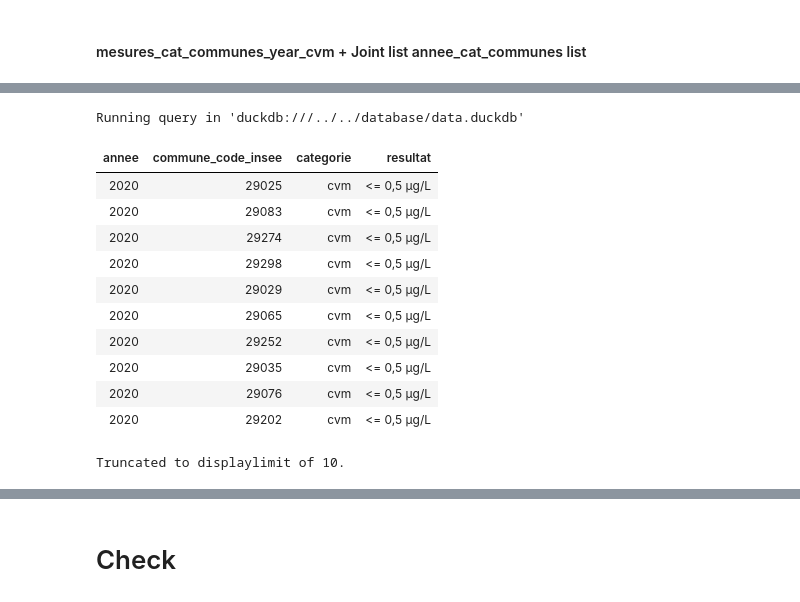
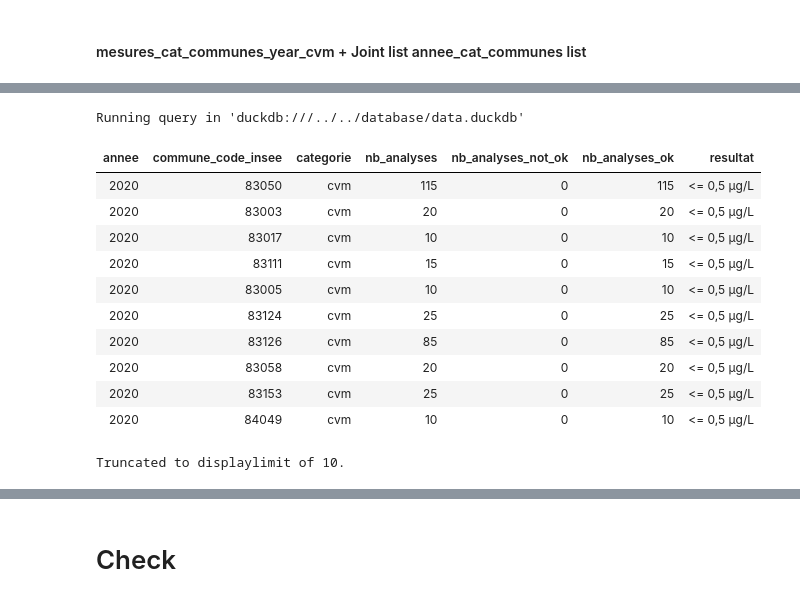
Before and after one commit to dataforgoodfr/13_pollution_eau, a Jupyter notebook: analytics/notebooks/cvm_calcul_conformite_par_commune-MAJ.ipynb, the cells around one changed output, grey strips where cells are left out. Cells and saved outputs as stored; diff of their text form; code cells hidden in the pictures.

Commit message:
fix: CASE WHEN resultat

```diff
--- a/analytics/notebooks/cvm_calcul_conformite_par_commune-MAJ.ipynb
+++ b/analytics/notebooks/cvm_calcul_conformite_par_commune-MAJ.ipynb
@@ -406,6 +416,7 @@ WHERE
 # %%
 %%sql --save mesures_cat_communes_year_cvm
 WITH
+/* LIST_REF_UDI_YEAR  */
 annees AS (
     SELECT unnest(generate_series(2020, 2024)) as annee
     ),
@@ -434,46 +445,19 @@ udi AS (
     1,2,3
 ),
 
-cog AS (
-    SELECT
-      DEP AS code_departement,
-      REG AS code_region,
-      COM AS commune_code_insee,
-    FROM
-      cog_communes
+LIST_REF_UDI_YEAR AS (
+SELECT DISTINCT
+    annee,
+    categorie,
+    commune_code_insee ,
+ FROM
+      udi
+ FULL OUTER JOIN
+       year_cat
+ ON
+    udi.year = year_cat.annee
 ),
-
-udi_cog AS (
-    SELECT
-      udi.commune_code_insee ,
-      udi.cdreseau,
-      udi.year,
-      cog.code_departement,
-      cog.code_region
-    FROM
-      udi
-    LEFT JOIN
-      cog
-    ON
-      udi.commune_code_insee = cog.commune_code_insee
-),
-
-LIST_REF_UDI_YEAR AS (
-    SELECT DISTINCT
-        annee,
-        categorie,
-        commune_code_insee ,
-        cdreseau,
-        code_departement,
-        code_region
-     FROM
-          udi_cog
-     FULL OUTER JOIN
-           year_cat
-     ON
-        udi_cog.year = year_cat.annee
-),
-
+/* END  LIST_REF_UDI_YEAR  */
 
 prelevement AS (
 	SELECT
@@ -512,7 +496,7 @@ mesures_cat AS (
     SELECT
         mesures_cat.*,
         prelevement.dateprel,
-        udi_cog.commune_code_insee AS commune_code_insee,
+        udi.commune_code_insee AS commune_code_insee,
     FROM
         mesures_cat
     LEFT JOIN
@@ -520,9 +504,9 @@ mesures_cat AS (
     ON
        mesures_cat.referenceprel = prelevement.referenceprel
     LEFT JOIN
-        udi_cog
+        udi
     ON
-    	udi_cog.cdreseau = prelevement.cdreseau
+    	udi.cdreseau = prelevement.cdreseau
     ),
 
  mesures_cat_communes_year AS(
@@ -549,10 +533,14 @@ SELECT
     LIST_REF_UDI_YEAR.annee,
     LIST_REF_UDI_YEAR.commune_code_insee,
     LIST_REF_UDI_YEAR.categorie,
+    coalesce(nb_analyses,0) AS nb_analyses,
+    coalesce(nb_analyses_not_ok,0) AS nb_analyses_not_ok ,
+    coalesce(nb_analyses_ok,0) AS nb_analyses_ok,
     CASE WHEN coalesce(nb_analyses,0) = 0 THEN 'Pas recherché'
-         WHEN coalesce(nb_analyses_ok,0) =0 THEN 'jamais quantifié'
-         WHEN coalesce(nb_analyses_ok,0) >0 THEN '<= 0,5 µg/L'
-         WHEN coalesce(nb_analyses_not_ok,0) >1 THEN '> 0,5 µg/L'
+         WHEN coalesce(nb_analyses,0) > 0  AND coalesce(nb_analyses_ok,0) = 0 THEN 'jamais quantifié'
+         WHEN coalesce(nb_analyses,0) > 0  AND coalesce(nb_analyses_not_ok,0) > 1 THEN '> 0,5 µg/L'
+         WHEN coalesce(nb_analyses,0) > 0  AND coalesce(nb_analyses_ok,0) > 0 THEN '<= 0,5 µg/L'
+         ELSE 'check case when'
     END AS resultat
 FROM
  LIST_REF_UDI_YEAR
@@ -569,13 +557,13 @@ Your query is using one or more of the following snippets: mesures_cat_communes_
 Running query in 'duckdb:///../../database/data.duckdb'
-| annee | commune_code_insee | categorie | resultat |
-| 2020 | 29025 | cvm | <= 0,5 µg/L |
-| 2020 | 29083 | cvm | <= 0,5 µg/L |
-| 2020 | 29274 | cvm | <= 0,5 µg/L |
-| 2020 | 29298 | cvm | <= 0,5 µg/L |
-| 2020 | 29029 | cvm | <= 0,5 µg/L |
-| 2020 | 29065 | cvm | <= 0,5 µg/L |
-| 2020 | 29252 | cvm | <= 0,5 µg/L |
-| 2020 | 29035 | cvm | <= 0,5 µg/L |
-| 2020 | 29076 | cvm | <= 0,5 µg/L |
-| 2020 | 29202 | cvm | <= 0,5 µg/L |
+| annee | commune_code_insee | categorie | nb_analyses | nb_analyses_not_ok | nb_analyses_ok | resultat |
+| 2020 | 83050 | cvm | 115 | 0 | 115 | <= 0,5 µg/L |
+| 2020 | 83003 | cvm | 20 | 0 | 20 | <= 0,5 µg/L |
+| 2020 | 83017 | cvm | 10 | 0 | 10 | <= 0,5 µg/L |
+| 2020 | 83111 | cvm | 15 | 0 | 15 | <= 0,5 µg/L |
+| 2020 | 83005 | cvm | 10 | 0 | 10 | <= 0,5 µg/L |
+| 2020 | 83124 | cvm | 25 | 0 | 25 | <= 0,5 µg/L |
+| 2020 | 83126 | cvm | 85 | 0 | 85 | <= 0,5 µg/L |
+| 2020 | 83058 | cvm | 20 | 0 | 20 | <= 0,5 µg/L |
+| 2020 | 83153 | cvm | 25 | 0 | 25 | <= 0,5 µg/L |
+| 2020 | 84049 | cvm | 10 | 0 | 10 | <= 0,5 µg/L |
 Truncated to displaylimit of 10.
```
Also changed, not shown: parts of 19 cells of this notebook.
